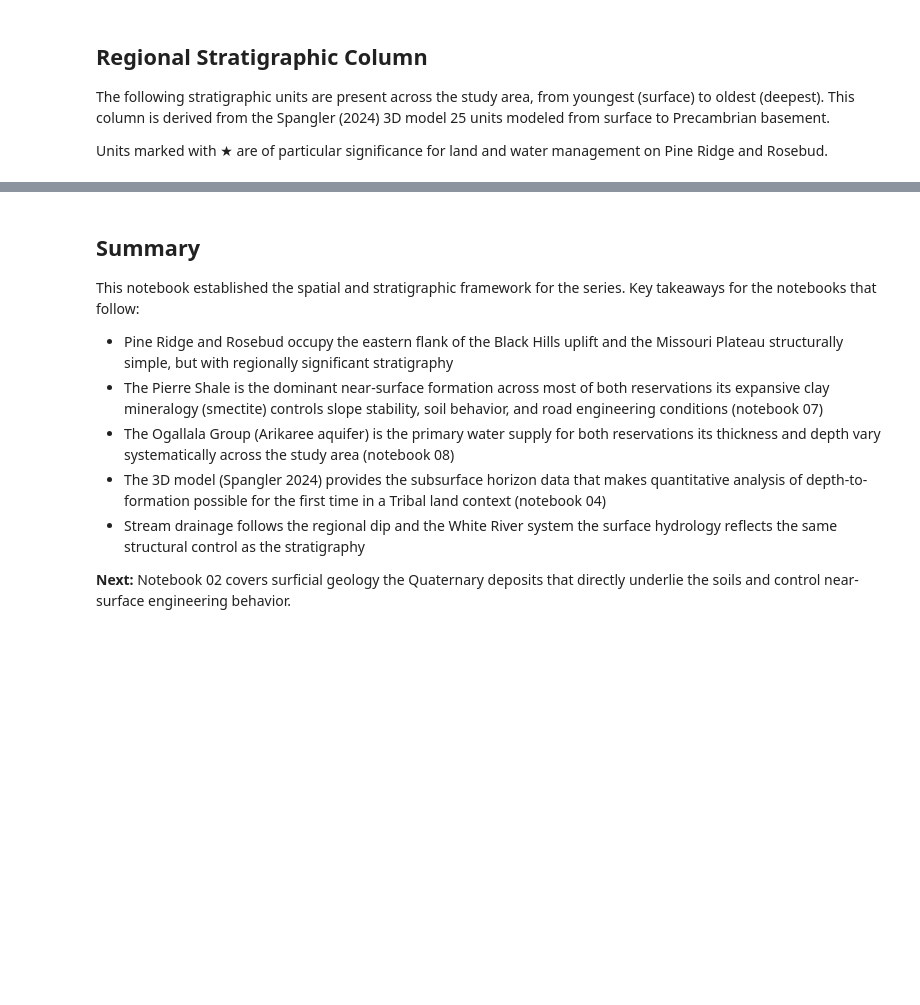
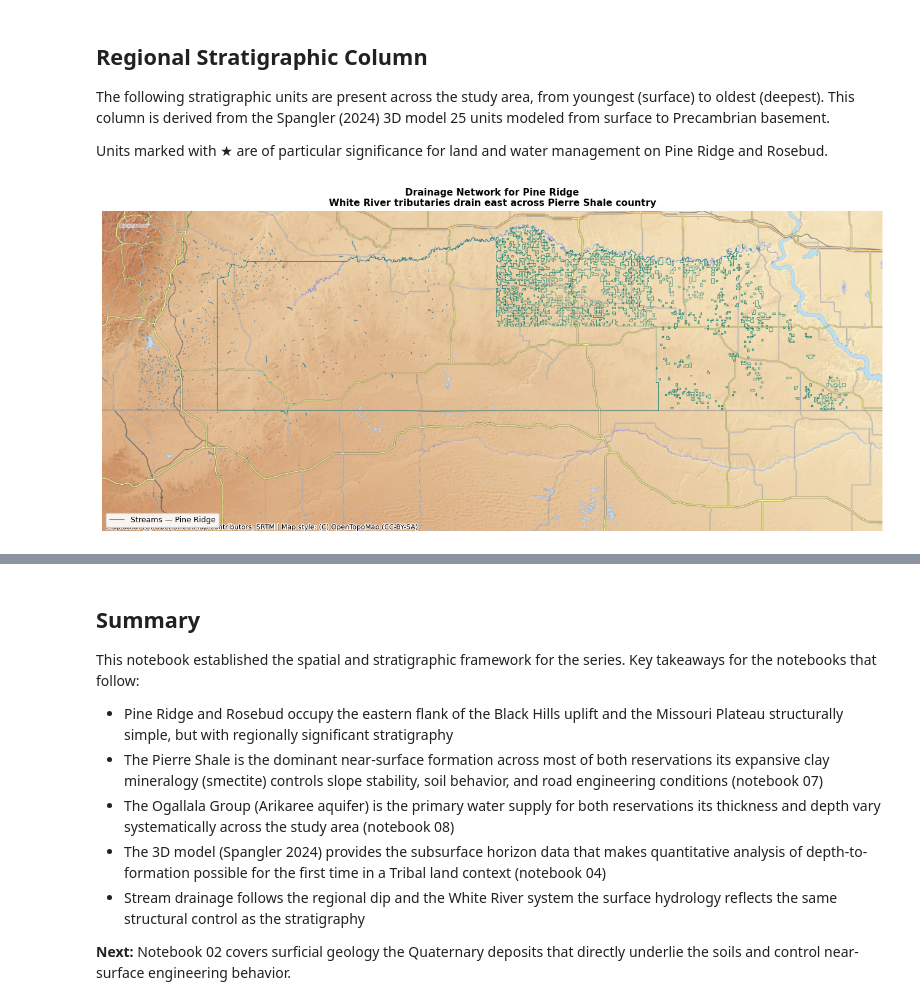
Before and after one commit to daearconsulting/Tribal_soils_geology, a Jupyter notebook: Notebooks/01_territorial_geologic_context.ipynb, the cells around one changed output, grey strips where cells are left out. Cells and saved outputs as stored; diff of their text form; code cells hidden in the pictures; blank space fills up the shorter version.

Commit message:
fix borders/stream nw

```diff
--- a/Notebooks/01_territorial_geologic_context.ipynb
+++ b/Notebooks/01_territorial_geologic_context.ipynb
@@ -256,3 +206,32 @@ basement.
 
 Units marked with ★ are of particular significance for land and water
 management on Pine Ridge and Rosebud.
+# %%
+# Hydrologic context map
+fig, ax = plt.subplots(figsize=(13, 9))
+
+primary_boundary = primary.dissolve()
+primary_boundary.to_crs(CRS_WEB).plot(ax=ax, facecolor="none", edgecolor=TEAL,
+                                       linewidth=0.5, zorder=3)
+
+if not streams_pr.empty:
+    streams_pr.to_crs(CRS_WEB).plot(ax=ax, color="#2471A3", linewidth=0.8,
+                                     alpha=0.7, zorder=4, label="Streams — Pine Ridge")
+
+try:
+    ctx.add_basemap(ax, source=ctx.providers.OpenTopoMap, alpha=0.65, zoom=9)
+except Exception:
+    pass
+
+ax.set_axis_off()
+ax.legend(fontsize=9, loc="lower left", framealpha=0.9)
+ax.set_title(
+    "Drainage Network for Pine Ridge\n"
+    "White River tributaries drain east across Pierre Shale country",
+    fontsize=11, fontweight="bold"
+)
+plt.tight_layout()
+fig.savefig(FIGURES_DIR/"01_drainage_network.png", dpi=150, bbox_inches="tight")
+plt.show()
+# %% [output]
+[figure, added]
```
Also changed, not shown: parts of 6 cells of this notebook, 5 other files.
